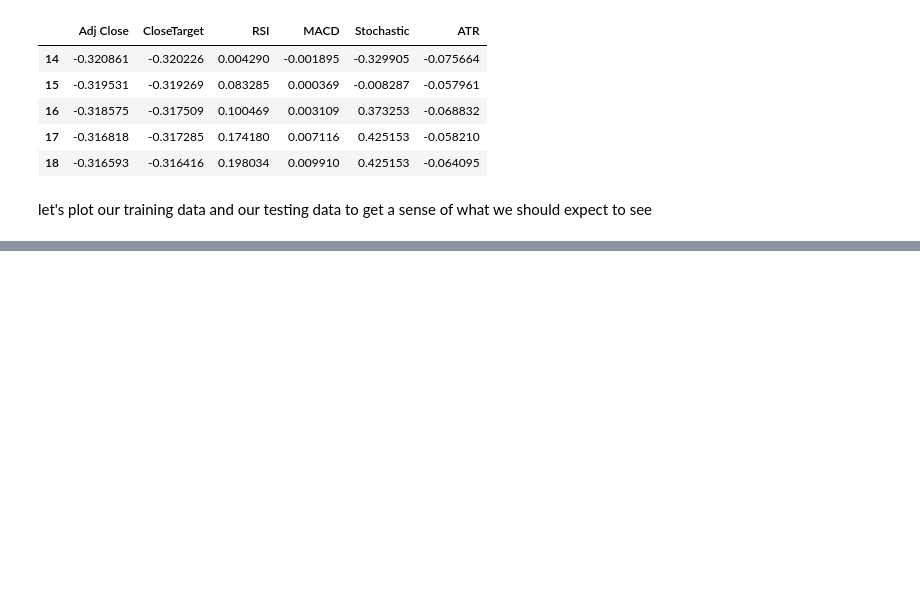
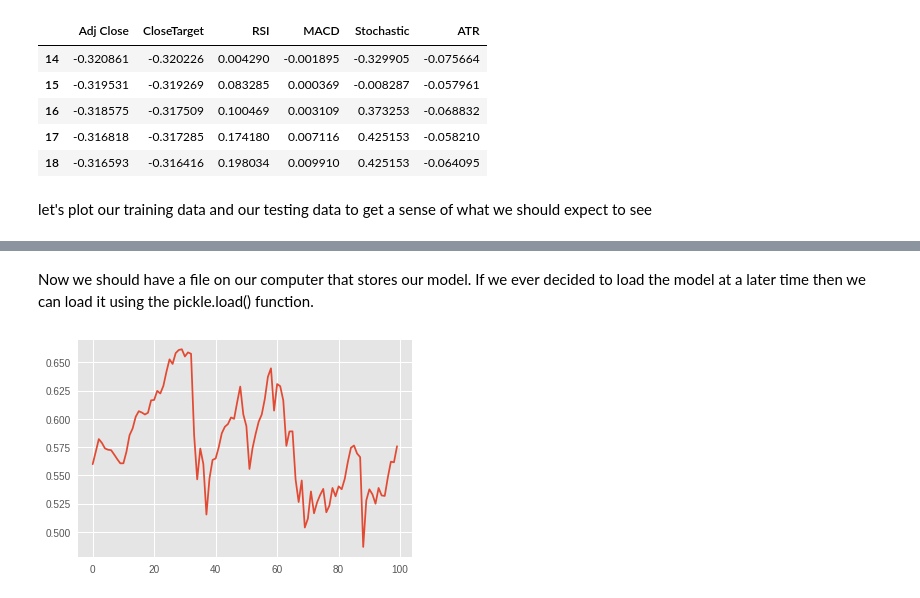
Before and after one commit to NamitraKali/Stock-Price-Prediction, a Jupyter notebook: RNN_Predictor.ipynb, the cells around one changed output, grey strips where cells are left out. Saved outputs shown, nothing was run; the diff lists cells and outputs as text; code cells hidden in the pictures; blank space fills up the shorter version.

```diff
--- a/RNN_Predictor.ipynb
+++ b/RNN_Predictor.ipynb
@@ -361,0 +479,13 @@ ValueError: ignored
+# %% [markdown]
+Now we should have a file on our computer that stores our model. If we ever decided to load the model at a later time then we can load it using the pickle.load() function.
+# %%
+# Load our model from the pickled file
+model2 = pickle.load(open('stock_model.sav', 'rb'))
+
+# Let's plot the prediction of the loaded model
+# to demonstrate that it still works
+plt.figure()
+plt.plot(range(100), model2.predict(testing))
+plt.show()
+# %% [output]
+[figure, added]
```
Also changed, not shown: parts of 14 cells of this notebook.
